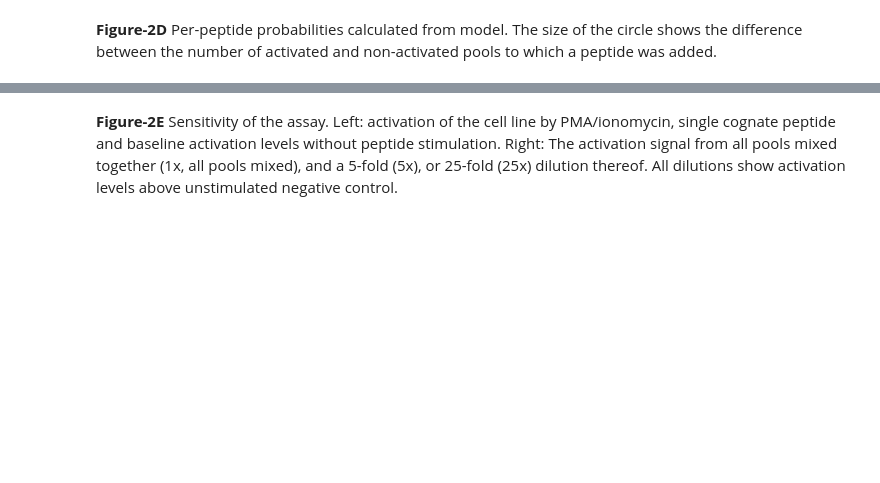
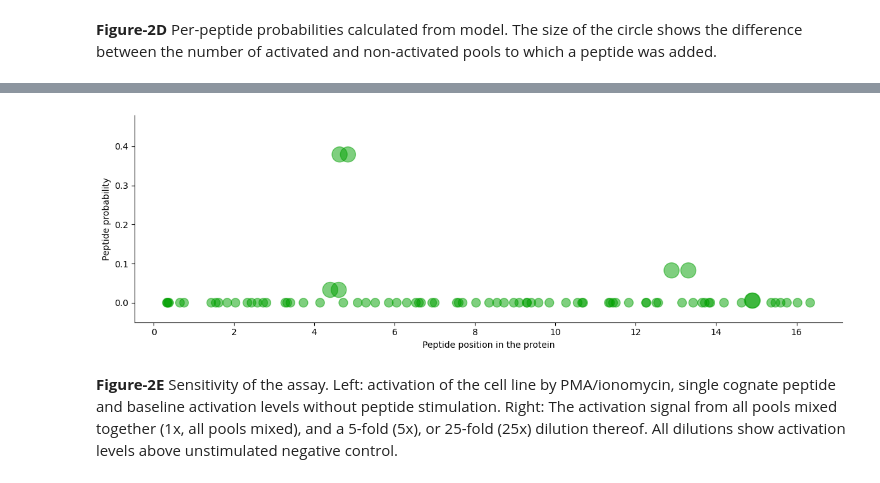
Before and after one commit to meyer-lab-cshl/copepodTCR_paper, a Jupyter notebook: Figures1-2-3.ipynb, the cells around one changed output, grey strips where cells are left out. Saved outputs shown, nothing was run; the diff lists cells and outputs as text; code cells hidden in the pictures; blank space fills up the shorter version.

```diff
--- a/Figures1-2-3.ipynb
+++ b/Figures1-2-3.ipynb
@@ -296,6 +301,11 @@ fig = cpp.hover_bubbleplot(peptide_probs)
 fig.show()
 # %% [output]
 [interactive output not drawn]
+# %%
+cpp.bubbleplot(peptide_probs)
+sn.despine()
+# %% [output]
+[figure, added]
 # %% [markdown]
 **Figure-2E** Sensitivity of the assay. Left: activation of the cell line by PMA/ionomycin, single cognate peptide and baseline activation levels without peptide stimulation. Right: The activation signal from all pools mixed together (1x, all pools mixed), and a 5-fold (5x), or 25-fold (25x) dilution thereof. All dilutions show activation levels above unstimulated negative control.
 # %%
```
Also changed, not shown: parts of 13 cells of this notebook.
